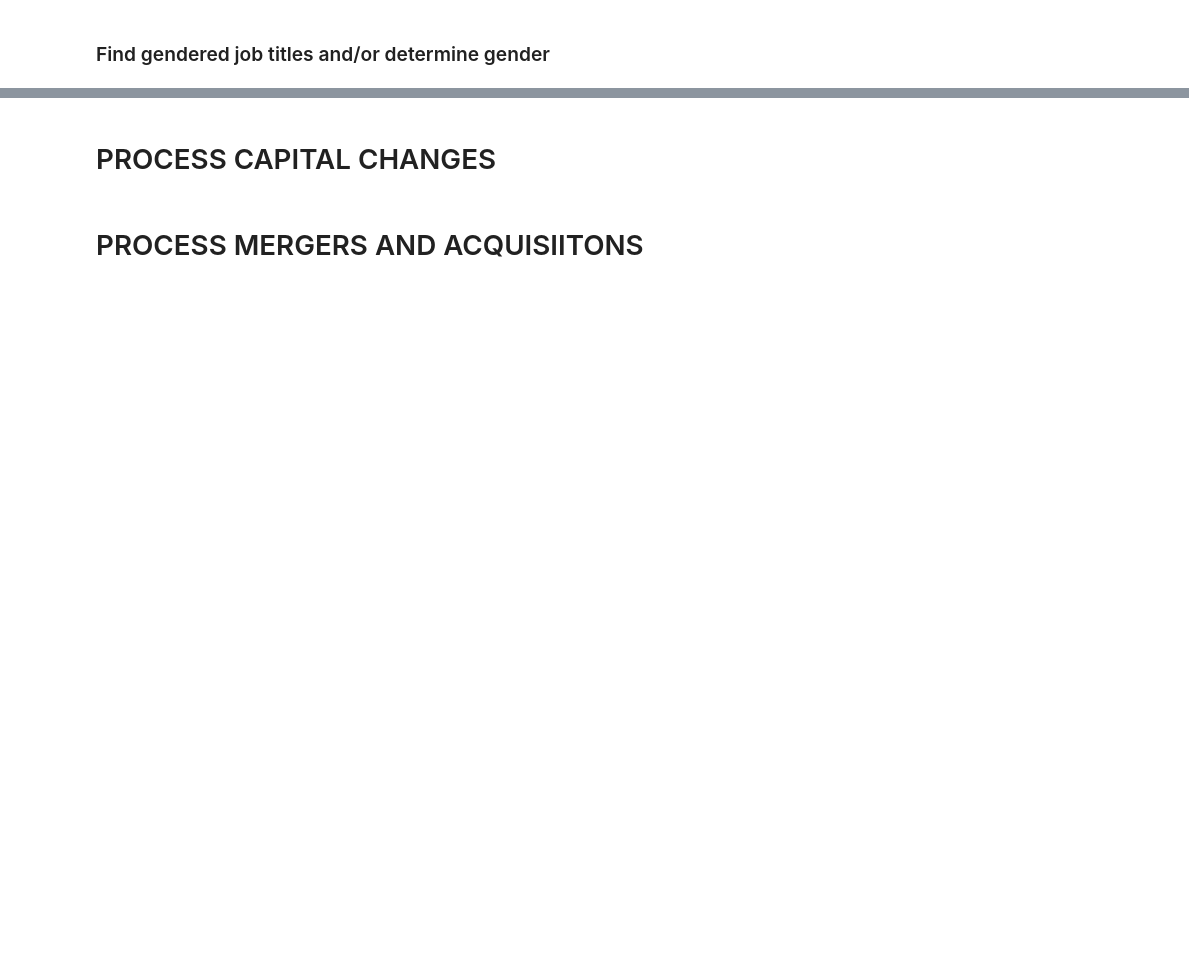
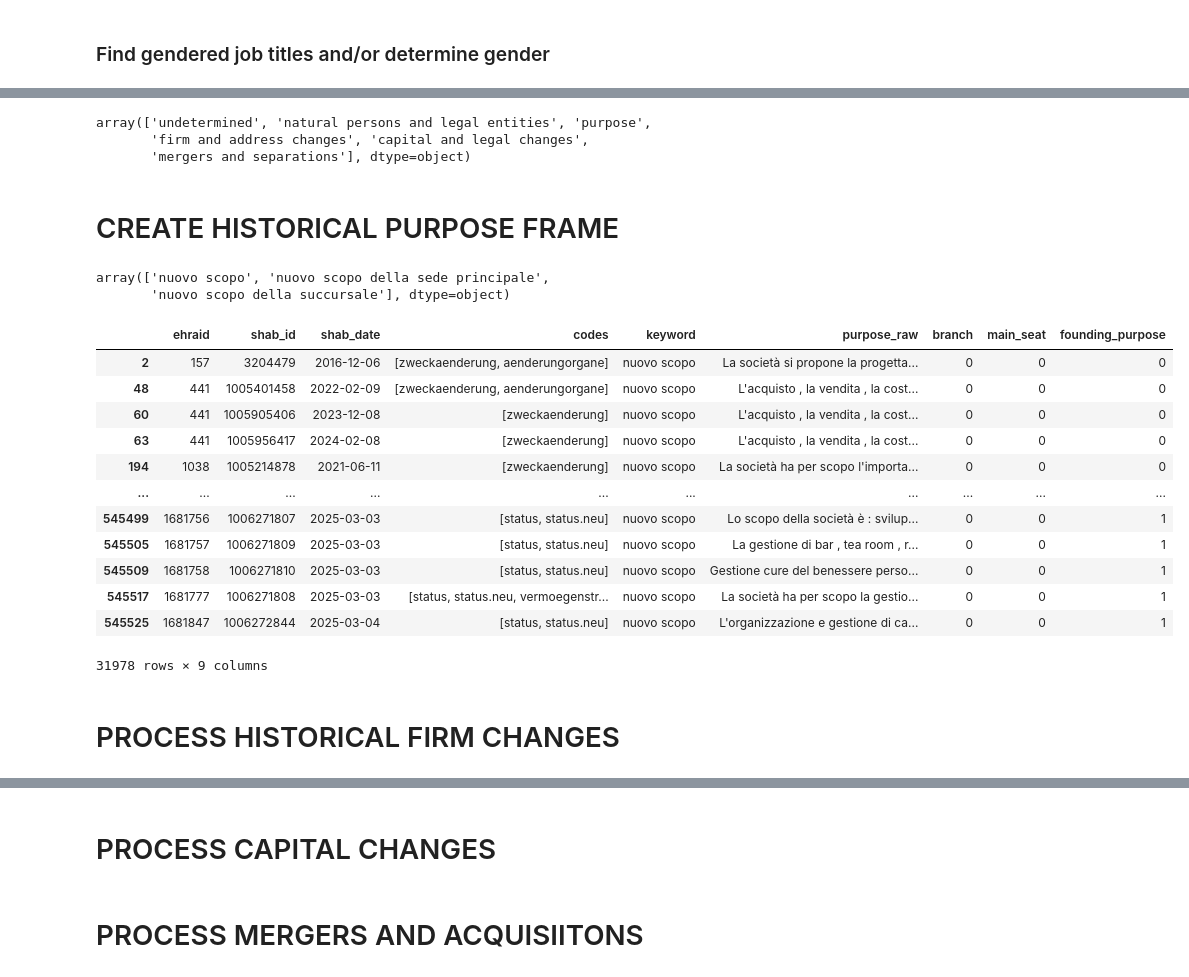
Before and after one commit to MaBlock7/company_success_prediction, a Jupyter notebook: src/shab_message_notebook.ipynb, the cells around one changed output, grey strips where cells are left out. Cells and saved outputs as stored; diff of their text form; code cells hidden in the pictures; blank space fills up the shorter version.

Commit message:
Progressed company history tables

```diff
--- a/src/shab_message_notebook.ipynb
+++ b/src/shab_message_notebook.ipynb
@@ -448,0 +501,15 @@ df_people_concat['gender'] = df_people_concat.apply(lambda x: determine_gender(g
+# %%
+shab_merged.main_group.unique()
+# %% [output]
+array(['undetermined', 'natural persons and legal entities', 'purpose',
+       'firm and address changes', 'capital and legal changes',
+       'mergers and separations'], dtype=object)
+# %% [markdown]
+# CREATE HISTORICAL PURPOSE FRAME
+# %%
+purpose_df = shab_merged[shab_merged.main_group == 'purpose'].copy()
+# %%
+purpose_df.keyword.unique()
+# %% [output]
+array(['nuovo scopo', 'nuovo scopo della sede principale',
+       'nuovo scopo della succursale'], dtype=object)
@@ -448,0 +519,26 @@ df_people_concat['gender'] = df_people_concat.apply(lambda x: determine_gender(g
+# %%
+purpose_df['purpose_raw'] = [l[0] if l else '' for l in purpose_df['text_slices']]
+# %%
+purpose_df['branch'] = [int('succursale' in keyword) for keyword in purpose_df['keyword']]
+purpose_df['main_seat'] = [int('principale' in keyword) for keyword in purpose_df['keyword']]
+purpose_df['founding_purpose'] = [int('status.neu' in codes) for codes in purpose_df['codes']]
+# %%
+purpose_df = purpose_df.drop(columns=['registry_office_canton', 'message_raw', 'parsed_variables', 'main_group', 'text_slices'])
+# %%
+purpose_df
+# %% [output]
+|  | ehraid | shab_id | shab_date | codes | keyword | purpose_raw | branch | main_seat | founding_purpose |
+| 2 | 157 | 3204479 | 2016-12-06 | [zweckaenderung, aenderungorgane] | nuovo scopo | La società si propone la progetta... | 0 | 0 | 0 |
+| 48 | 441 | 1005401458 | 2022-02-09 | [zweckaenderung, aenderungorgane] | nuovo scopo | L'acquisto , la vendita , la cost... | 0 | 0 | 0 |
+| 60 | 441 | 1005905406 | 2023-12-08 | [zweckaenderung] | nuovo scopo | L'acquisto , la vendita , la cost... | 0 | 0 | 0 |
+| 63 | 441 | 1005956417 | 2024-02-08 | [zweckaenderung] | nuovo scopo | L'acquisto , la vendita , la cost... | 0 | 0 | 0 |
+| 194 | 1038 | 1005214878 | 2021-06-11 | [zweckaenderung] | nuovo scopo | La società ha per scopo l'importa... | 0 | 0 | 0 |
+| ... | ... | ... | ... | ... | ... | ... | ... | ... | ... |
+| 545499 | 1681756 | 1006271807 | 2025-03-03 | [status, status.neu] | nuovo scopo | Lo scopo della società è : svilup... | 0 | 0 | 1 |
+| 545505 | 1681757 | 1006271809 | 2025-03-03 | [status, status.neu] | nuovo scopo | La gestione di bar , tea room , r... | 0 | 0 | 1 |
+| 545509 | 1681758 | 1006271810 | 2025-03-03 | [status, status.neu] | nuovo scopo | Gestione cure del benessere perso... | 0 | 0 | 1 |
+| 545517 | 1681777 | 1006271808 | 2025-03-03 | [status, status.neu, vermoegenstr... | nuovo scopo | La società ha per scopo la gestio... | 0 | 0 | 1 |
+| 545525 | 1681847 | 1006272844 | 2025-03-04 | [status, status.neu] | nuovo scopo | L'organizzazione e gestione di ca... | 0 | 0 | 1 |
+31978 rows × 9 columns
+# %% [markdown]
+# PROCESS HISTORICAL FIRM CHANGES
```
Also changed, not shown: parts of 29 cells of this notebook, 2 other files.
